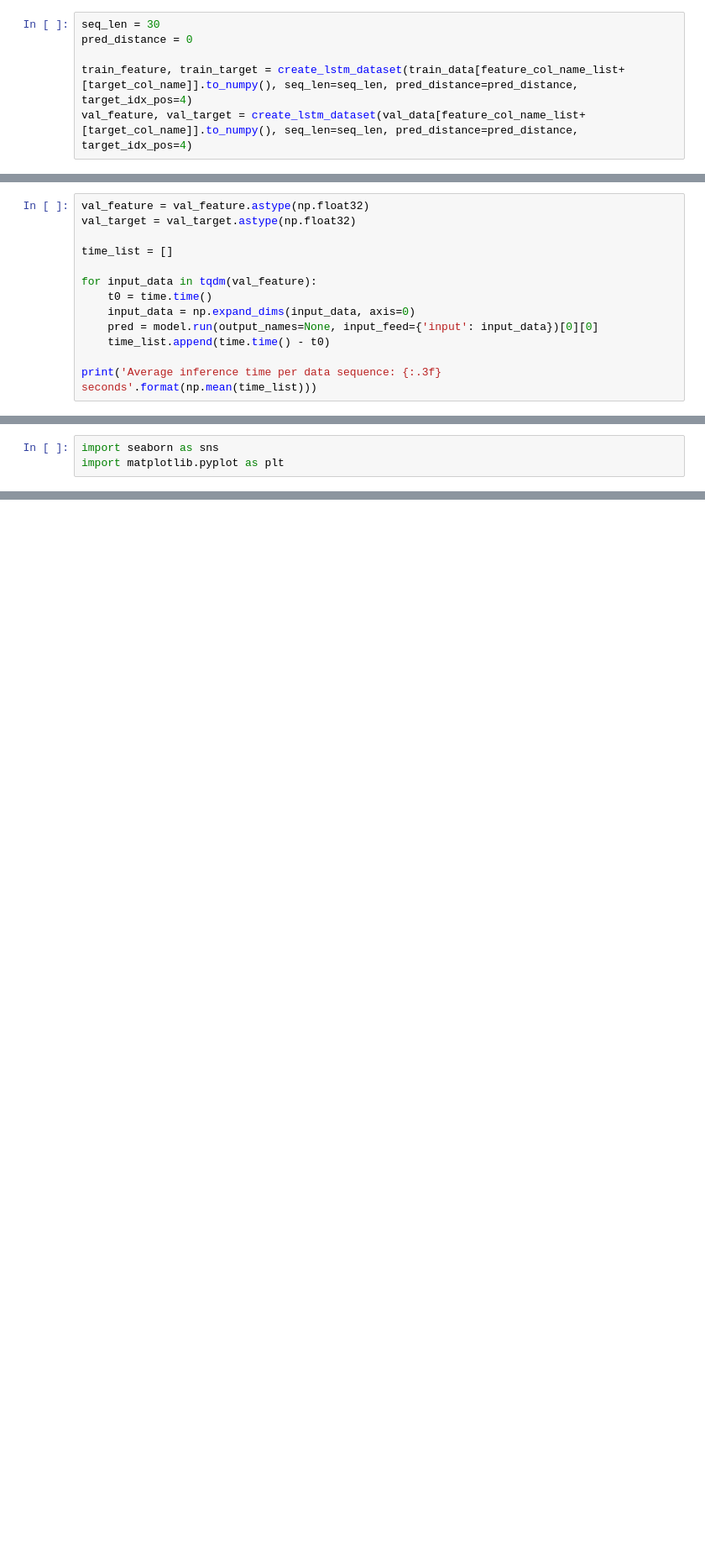
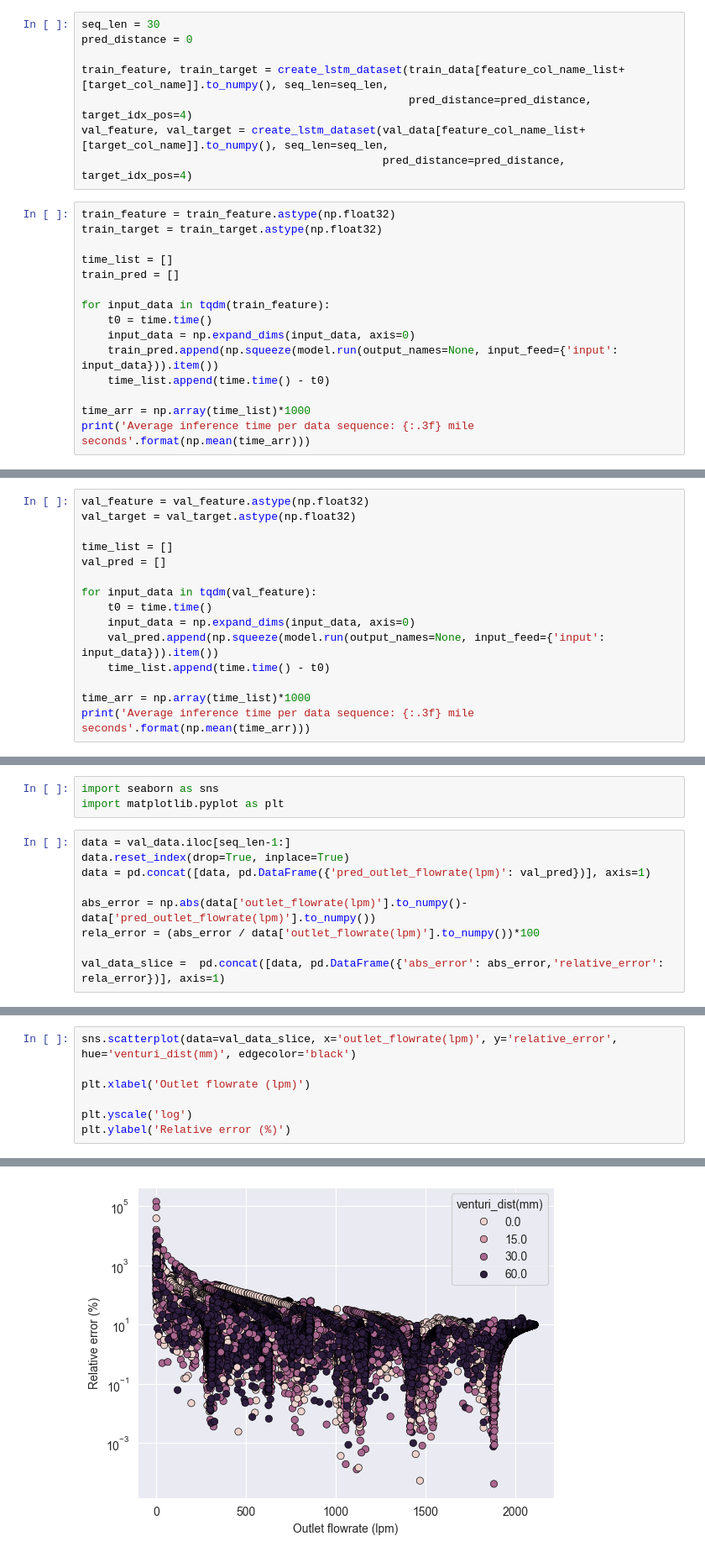
Before and after one commit to jinbeomjeong/estimate_venturi_pump_flow, a Jupyter notebook: analysis_onnx_model.ipynb, the cells around one changed output, grey strips where cells are left out. Shown at 84% size. Drawn from its saved outputs; the diff is of its cells as text; blank space fills up the shorter version.

Commit message:
fix of analysis onnx model

```diff
--- a/analysis_onnx_model.ipynb
+++ b/analysis_onnx_model.ipynb
@@ -52,5 +59,22 @@ val_target.reset_index(drop=True, inplace=True)
 seq_len = 30
 pred_distance = 0
 
-train_feature, train_target = create_lstm_dataset(train_data[feature_col_name_list+[target_col_name]].to_numpy(), seq_len=seq_len, pred_distance=pred_distance, target_idx_pos=4)
-val_feature, val_target = create_lstm_dataset(val_data[feature_col_name_list+[target_col_name]].to_numpy(), seq_len=seq_len, pred_distance=pred_distance, target_idx_pos=4)
+train_feature, train_target = create_lstm_dataset(train_data[feature_col_name_list+[target_col_name]].to_numpy(), seq_len=seq_len,
+                                                  pred_distance=pred_distance, target_idx_pos=4)
+val_feature, val_target = create_lstm_dataset(val_data[feature_col_name_list+[target_col_name]].to_numpy(), seq_len=seq_len,
+                                              pred_distance=pred_distance, target_idx_pos=4)
+# %%
+train_feature = train_feature.astype(np.float32)
+train_target = train_target.astype(np.float32)
+
+time_list = []
+train_pred = []
+
+for input_data in tqdm(train_feature):
+    t0 = time.time()
+    input_data = np.expand_dims(input_data, axis=0)
+    train_pred.append(np.squeeze(model.run(output_names=None, input_feed={'input': input_data})).item())
+    time_list.append(time.time() - t0)
+
+time_arr = np.array(time_list)*1000
+print('Average inference time per data sequence: {:.3f} mile seconds'.format(np.mean(time_arr)))
@@ -59,12 +85,14 @@ val_feature = val_feature.astype(np.float32)
 val_target = val_target.astype(np.float32)
 
 time_list = []
+val_pred = []
 
 for input_data in tqdm(val_feature):
     t0 = time.time()
     input_data = np.expand_dims(input_data, axis=0)
-    pred = model.run(output_names=None, input_feed={'input': input_data})[0][0]
+    val_pred.append(np.squeeze(model.run(output_names=None, input_feed={'input': input_data})).item())
     time_list.append(time.time() - t0)
 
-print('Average inference time per data sequence: {:.3f} seconds'.format(np.mean(time_list)))
+time_arr = np.array(time_list)*1000
+print('Average inference time per data sequence: {:.3f} mile seconds'.format(np.mean(time_arr)))
 # %% [output]
@@ -72,3 +114,12 @@ Average inference time per data sequence: 0.000 seconds
 # %%
 import seaborn as sns
 import matplotlib.pyplot as plt
+# %%
+data = val_data.iloc[seq_len-1:]
+data.reset_index(drop=True, inplace=True)
+data = pd.concat([data, pd.DataFrame({'pred_outlet_flowrate(lpm)': val_pred})], axis=1)
+
+abs_error = np.abs(data['outlet_flowrate(lpm)'].to_numpy()-data['pred_outlet_flowrate(lpm)'].to_numpy())
+rela_error = (abs_error / data['outlet_flowrate(lpm)'].to_numpy())*100
+
+val_data_slice =  pd.concat([data, pd.DataFrame({'abs_error': abs_error,'relative_error': rela_error})], axis=1)
@@ -74,0 +136,8 @@ import matplotlib.pyplot as plt
+# %%
+sns.scatterplot(data=val_data_slice, x='outlet_flowrate(lpm)', y='relative_error', hue='venturi_dist(mm)', edgecolor='black')
+
+plt.xlabel('Outlet flowrate (lpm)')
+
+plt.yscale('log')
+plt.ylabel('Relative error (%)')
+# %% [output]
@@ -74,0 +145 @@ import matplotlib.pyplot as plt
+[figure, added]
```
Also changed, not shown: parts of 16 cells of this notebook, 1 other file.
